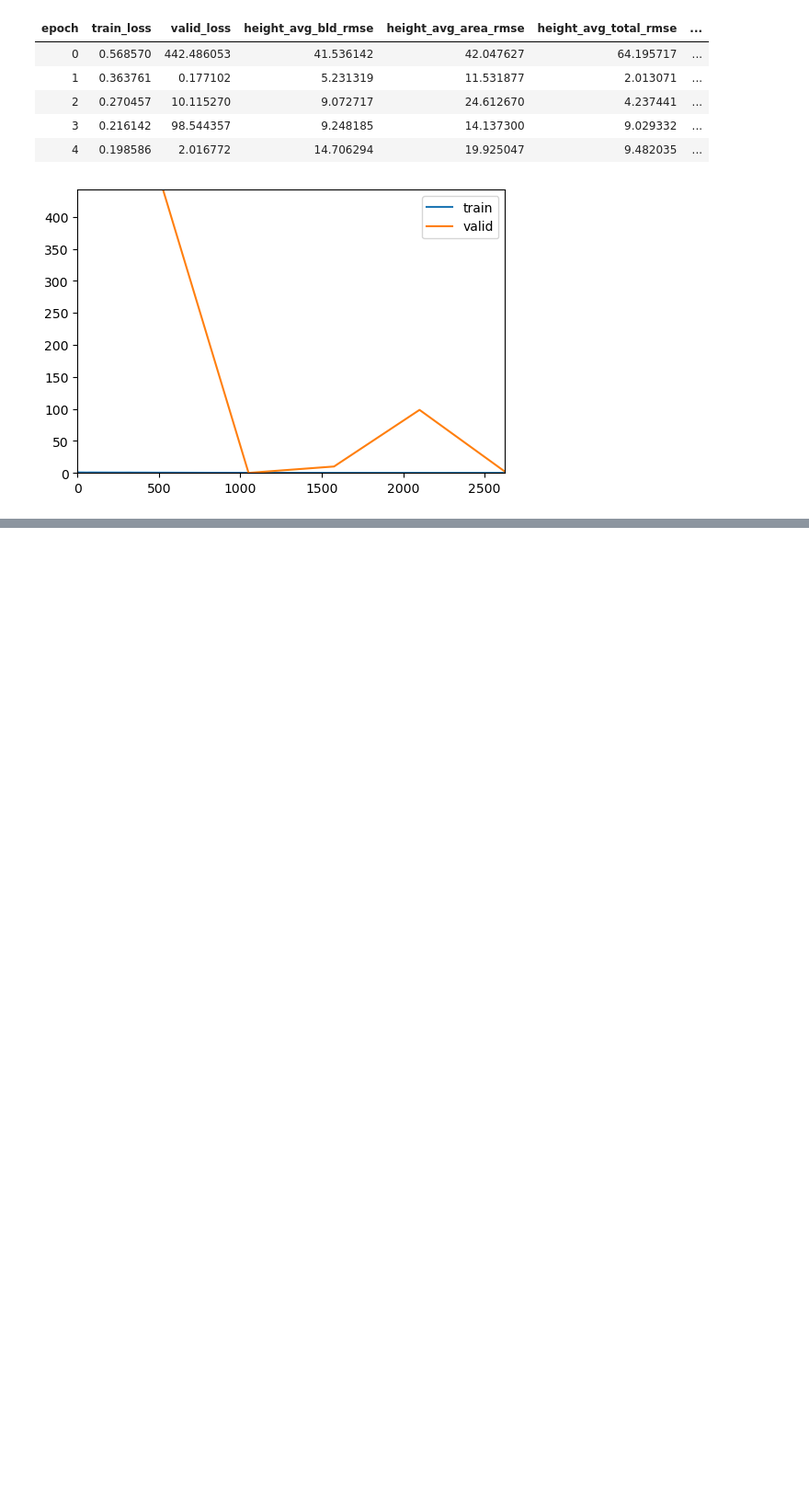
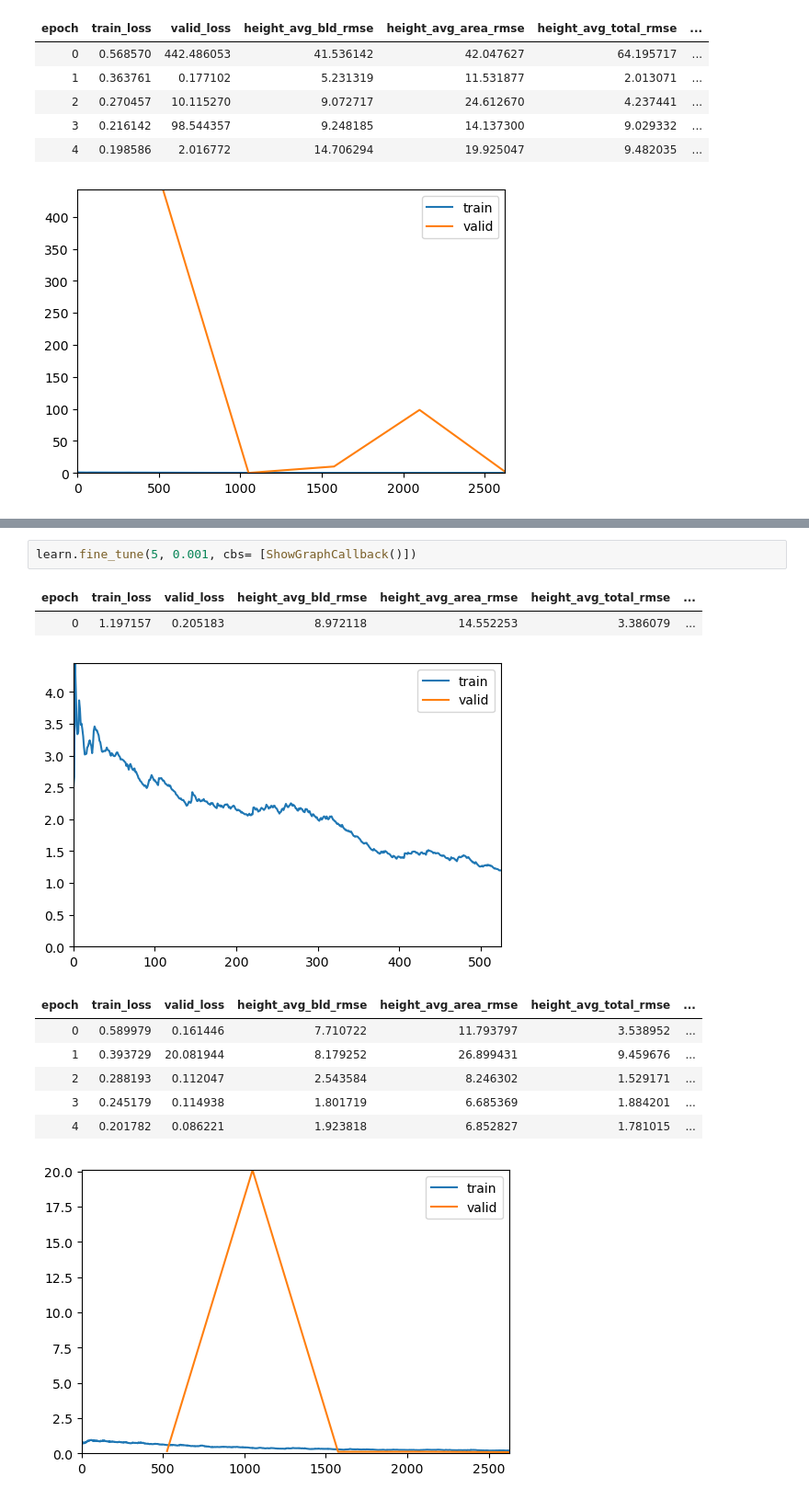
Before and after one commit to LQCHAN022/UMP-estimation, a Jupyter notebook: sentinel_ump_IM2ELEVATION.ipynb, the cells around one changed output, grey strips where cells are left out. Shown at 92% size. Cells and saved outputs as stored; diff of their text form; blank space fills up the shorter version.

```diff
--- a/sentinel_ump_IM2ELEVATION.ipynb
+++ b/sentinel_ump_IM2ELEVATION.ipynb
@@ -196,0 +262,13 @@ learn.fine_tune(5, 0.001, cbs= [ShowGraphCallback()])
+# %%
+learn.fine_tune(5, 0.001, cbs= [ShowGraphCallback()])
+# %% [output]
+| epoch | train_loss | valid_loss | height_avg_bld_rmse | height_avg_area_rmse | height_avg_total_rmse | ... |
+| 0 | 1.197157 | 0.205183 | 8.972118 | 14.552253 | 3.386079 | ... |
+[figure, added]
+| epoch | train_loss | valid_loss | height_avg_bld_rmse | height_avg_area_rmse | height_avg_total_rmse | ... |
+| 0 | 0.589979 | 0.161446 | 7.710722 | 11.793797 | 3.538952 | ... |
+| 1 | 0.393729 | 20.081944 | 8.179252 | 26.899431 | 9.459676 | ... |
+| 2 | 0.288193 | 0.112047 | 2.543584 | 8.246302 | 1.529171 | ... |
+| 3 | 0.245179 | 0.114938 | 1.801719 | 6.685369 | 1.884201 | ... |
+| 4 | 0.201782 | 0.086221 | 1.923818 | 6.852827 | 1.781015 | ... |
+[figure, added]
```
Also changed, not shown: parts of 18 cells of this notebook.
